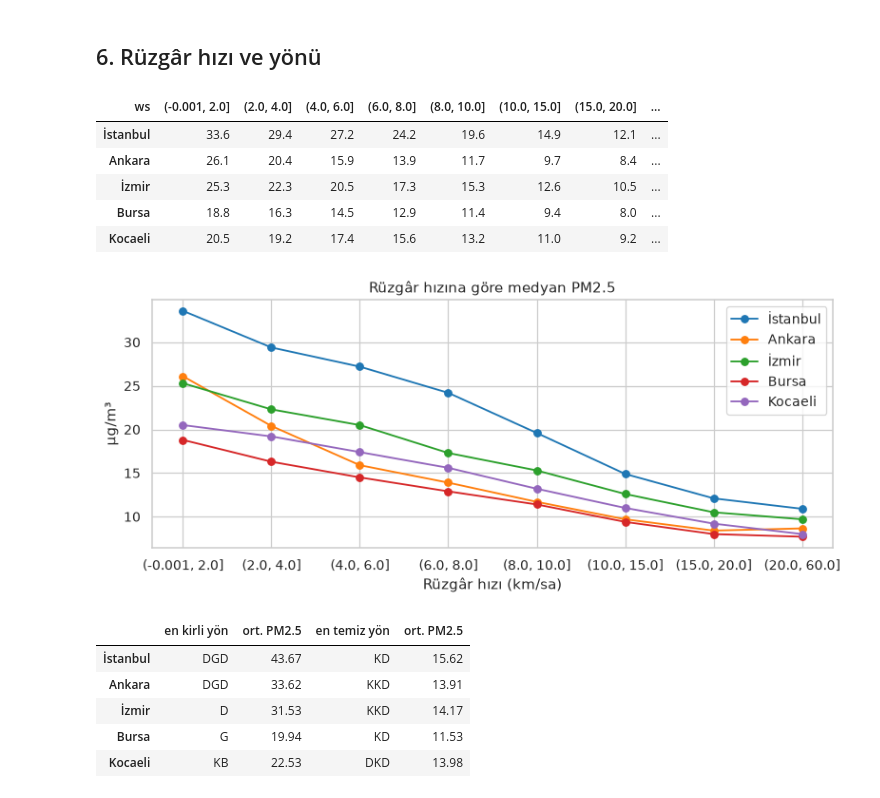
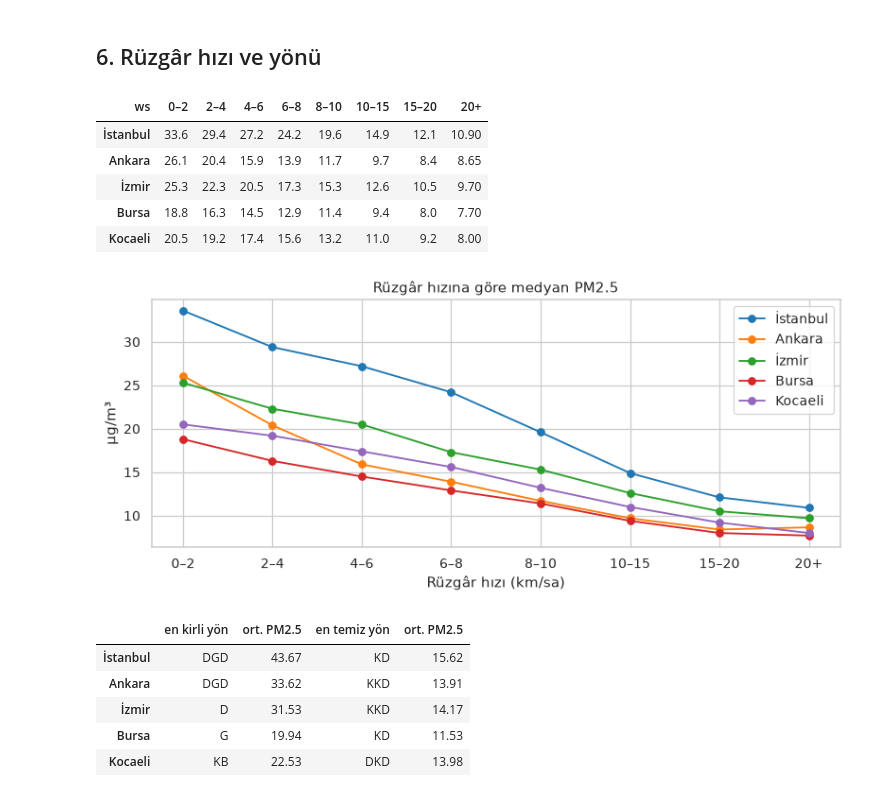
Before and after one commit to TolgaARSLANN/havauyari, a Jupyter notebook: notebooks/01_eda.ipynb, the cells around one changed output. Drawn from its saved outputs; the diff is of its cells as text; code cells hidden in the pictures.

```diff
--- a/notebooks/01_eda.ipynb
+++ b/notebooks/01_eda.ipynb
@@ -214,23 +214,24 @@ Sıcaklık–PM2.5 Spearman korelasyonu (mevsim içinde):
 ## 6. Rüzgâr hızı ve yönü
 # %%
 ws_bins = [0, 2, 4, 6, 8, 10, 15, 20, 60]
-w = (df.assign(ws=pd.cut(df["wind_speed_10m"], ws_bins, include_lowest=True))
+ws_labels = ["0–2", "2–4", "4–6", "6–8", "8–10", "10–15", "15–20", "20+"]
+w = (df.assign(ws=pd.cut(df["wind_speed_10m"], ws_bins, labels=ws_labels, include_lowest=True))
        .groupby(["city", "ws"], observed=True)[TARGET].median().unstack(0))
 w.columns = [CITY_LABEL[c] for c in w.columns]
 fig, ax = plt.subplots(figsize=(9, 4))
 w.plot(ax=ax, marker="o", color=[PALETTE[c] for c in CITY_ORDER])
 ax.set(title="Rüzgâr hızına göre medyan PM2.5", xlabel="Rüzgâr hızı (km/sa)", ylabel="µg/m³")
 fig.tight_layout()
 save(fig, "06_ruzgar_hizi")
 w.T
 # %% [output]
-| ws | (-0.001, 2.0] | (2.0, 4.0] | (4.0, 6.0] | (6.0, 8.0] | (8.0, 10.0] | (10.0, 15.0] | (15.0, 20.0] | ... |
-| İstanbul | 33.6 | 29.4 | 27.2 | 24.2 | 19.6 | 14.9 | 12.1 | ... |
-| Ankara | 26.1 | 20.4 | 15.9 | 13.9 | 11.7 | 9.7 | 8.4 | ... |
-| İzmir | 25.3 | 22.3 | 20.5 | 17.3 | 15.3 | 12.6 | 10.5 | ... |
-| Bursa | 18.8 | 16.3 | 14.5 | 12.9 | 11.4 | 9.4 | 8.0 | ... |
-| Kocaeli | 20.5 | 19.2 | 17.4 | 15.6 | 13.2 | 11.0 | 9.2 | ... |
+| ws | 0–2 | 2–4 | 4–6 | 6–8 | 8–10 | 10–15 | 15–20 | 20+ |
+| İstanbul | 33.6 | 29.4 | 27.2 | 24.2 | 19.6 | 14.9 | 12.1 | 10.90 |
+| Ankara | 26.1 | 20.4 | 15.9 | 13.9 | 11.7 | 9.7 | 8.4 | 8.65 |
+| İzmir | 25.3 | 22.3 | 20.5 | 17.3 | 15.3 | 12.6 | 10.5 | 9.70 |
+| Bursa | 18.8 | 16.3 | 14.5 | 12.9 | 11.4 | 9.4 | 8.0 | 7.70 |
+| Kocaeli | 20.5 | 19.2 | 17.4 | 15.6 | 13.2 | 11.0 | 9.2 | 8.00 |
-[figure, old version]
+[figure, new version]
 # %%
 SECTORS = ["K", "KKD", "KD", "DKD", "D", "DGD", "GD", "GGD", "G", "GGB", "GB", "BGB", "B", "BKB", "KB", "KKB"]
 sector = ((df["wind_direction_10m"] + 11.25) // 22.5 % 16).astype(int)
```
Also changed, not shown: parts of 1 cell of this notebook, 4 other files.
